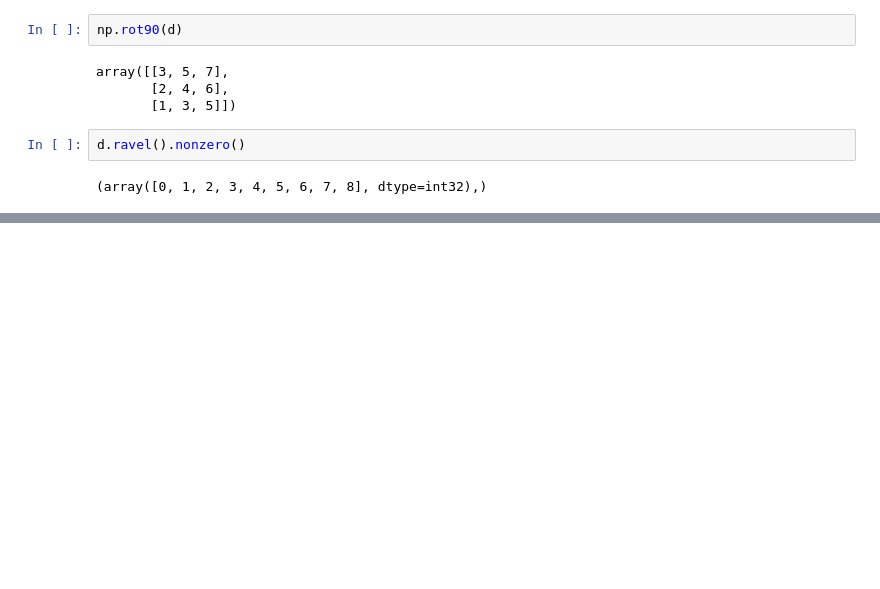
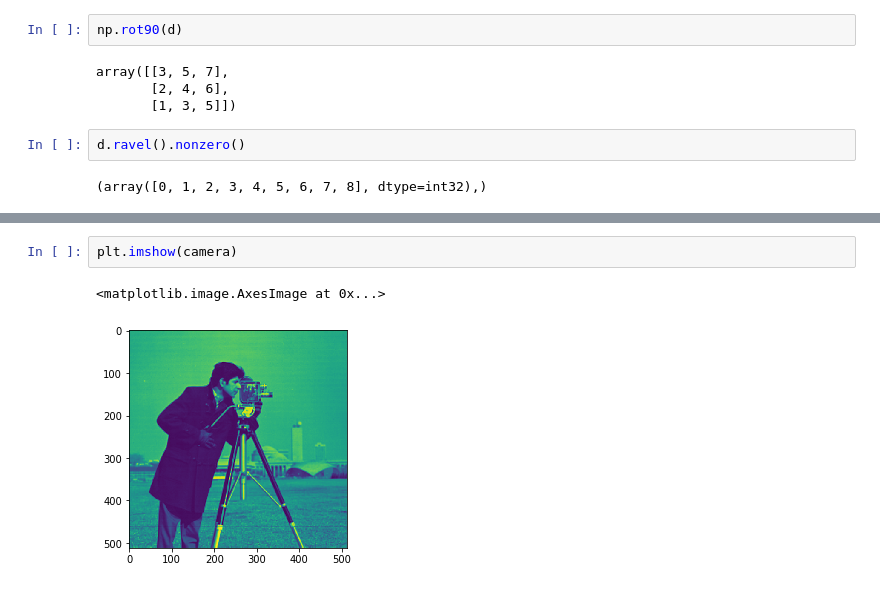
Before and after one commit to nayeem880/numpy_train, a Jupyter notebook: numpy_cheat_sheet.ipynb, the cells around one changed output, grey strips where cells are left out. Cells and saved outputs as stored; diff of their text form; blank space fills up the shorter version.

```diff
--- a/numpy_cheat_sheet.ipynb
+++ b/numpy_cheat_sheet.ipynb
@@ -1743,0 +1771,5 @@ d.ravel().nonzero()
+# %%
+plt.imshow(camera)
+# %% [output]
+<matplotlib.image.AxesImage at 0x...>
+[figure, added]
```
Also changed, not shown: parts of 2 cells of this notebook, 1 other file.
